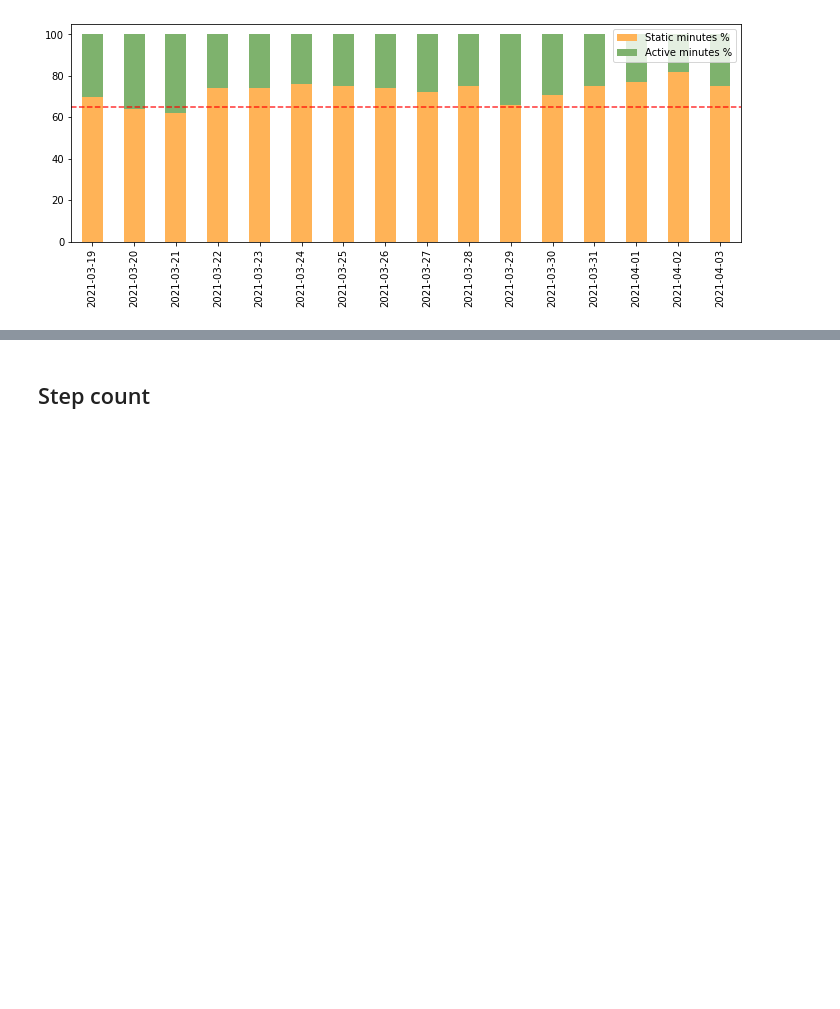
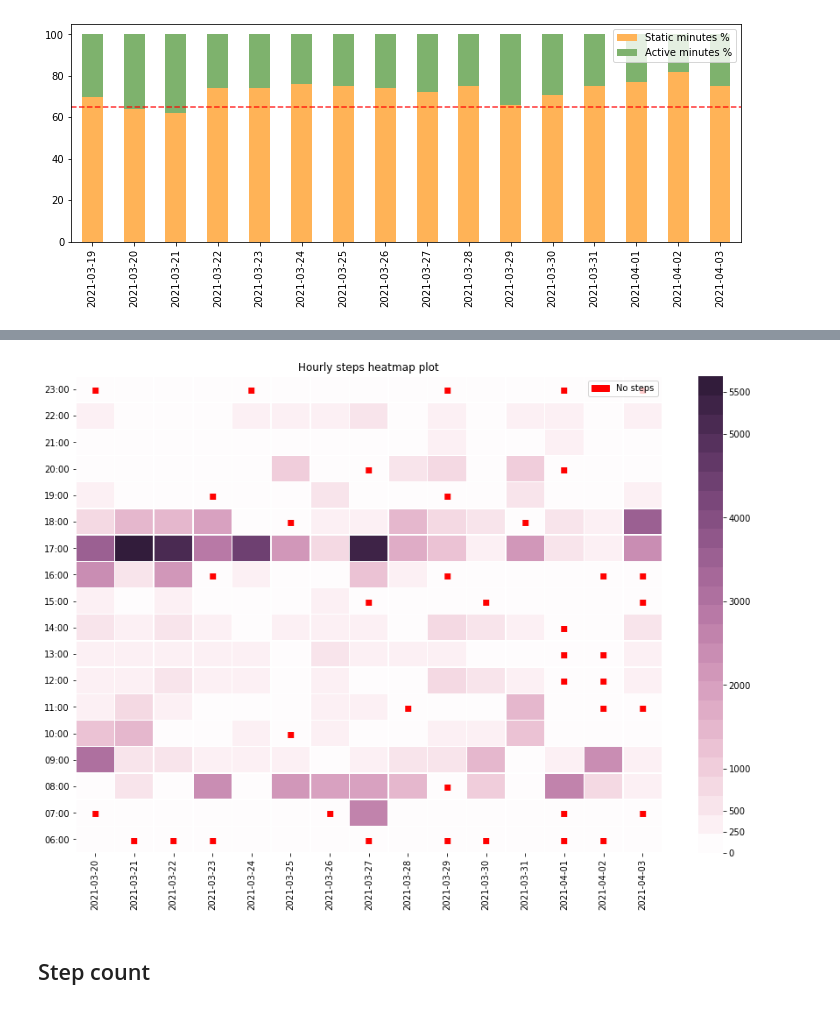
Before and after one commit to arpanghosh8453/public-programs, a Jupyter notebook: Fitbit Data Analyzer/Fitbit HR analyzer.ipynb, the cells around one changed output, grey strips where cells are left out. Cells and saved outputs as stored; diff of their text form; code cells hidden in the pictures; blank space fills up the shorter version.

```diff
--- a/Fitbit Data Analyzer/Fitbit HR analyzer.ipynb
+++ b/Fitbit Data Analyzer/Fitbit HR analyzer.ipynb
@@ -230,3 +240,39 @@ plt.axhline(y = 1150, color = 'g', linestyle = 'dashed', label = 'Average %', al
+# %%
+all_dates_list = []
+all_steps_list = []
+
+for i in hourly_steps_day_list:
+    all_dates_list.append(str(i.index[0].date()))
+    all_steps_list.append(i.value.to_list())
+
+all_hourly_steps_df = pd.DataFrame(np.array(all_steps_list), columns=['06:00', '07:00', '08:00', '09:00', '10:00', '11:00', '12:00', '13:00', '14:00', '15:00', '16:00', '17:00', '18:00', '19:00', '20:00', '21:00', '22:00', '23:00'], index = all_dates_list)
+# %%
+from matplotlib.colors import LinearSegmentedColormap
+
+def create_label(value):
+    if value == 0:
+        return '▪'
+    else:
+        return ""
+
+fig = plt.figure(figsize=(15,10))
+
+cmap = sns.cubehelix_palette(start=0.2, rot=.2, light=0.99, n_colors=25)
+labels = all_hourly_steps_df.T.applymap(create_label)
+
+ax = sns.heatmap(all_hourly_steps_df.T, cmap=cmap, linewidths=.5, linecolor='white', annot=labels, annot_kws={'fontsize':14, 'color' :'red'}, fmt='')
+ax.set_title('Hourly steps heatmap plot')
+ax.invert_yaxis()
+plt.yticks(rotation=-0)
+red_patch = mpatches.Patch(color='red', label='No steps')
+plt.legend(handles=[red_patch])
+
+# Manually specify colorbar labelling after it's been generated
+colorbar = ax.collections[0].colorbar
+colorbar.set_ticks([0, 250, 500, 1000, 2000, 3000, 4000, 5000, 5500])
+colorbar.set_ticklabels(['0', '250', '500', '1000', '2000', '3000', '4000','5000', '5500'])
+# %% [output]
+[figure, added]
 # %% [markdown]
 <h2>Step count</h2>
 # %%
```
Also changed, not shown: parts of 5 cells of this notebook, 1 other file.
